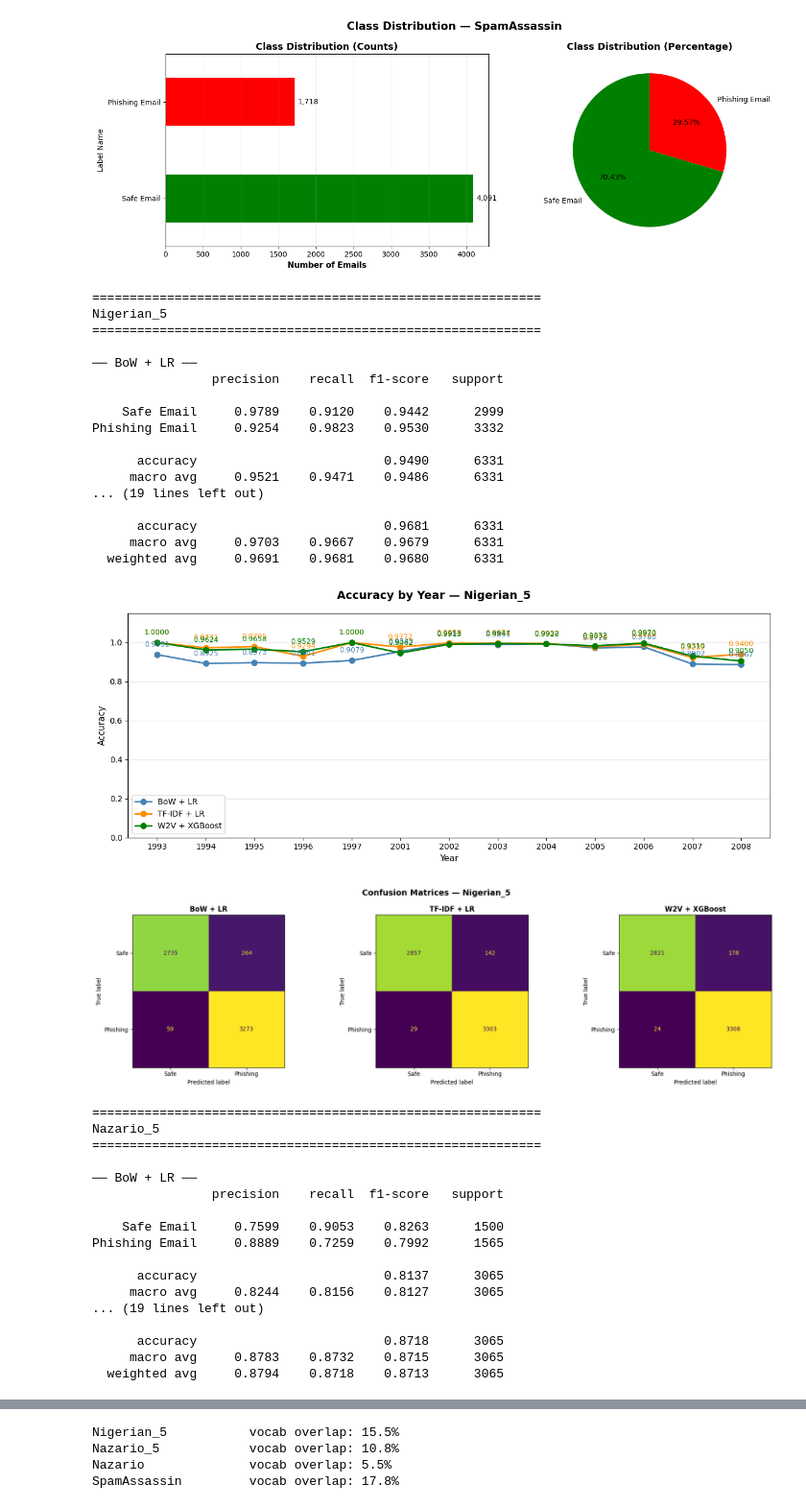
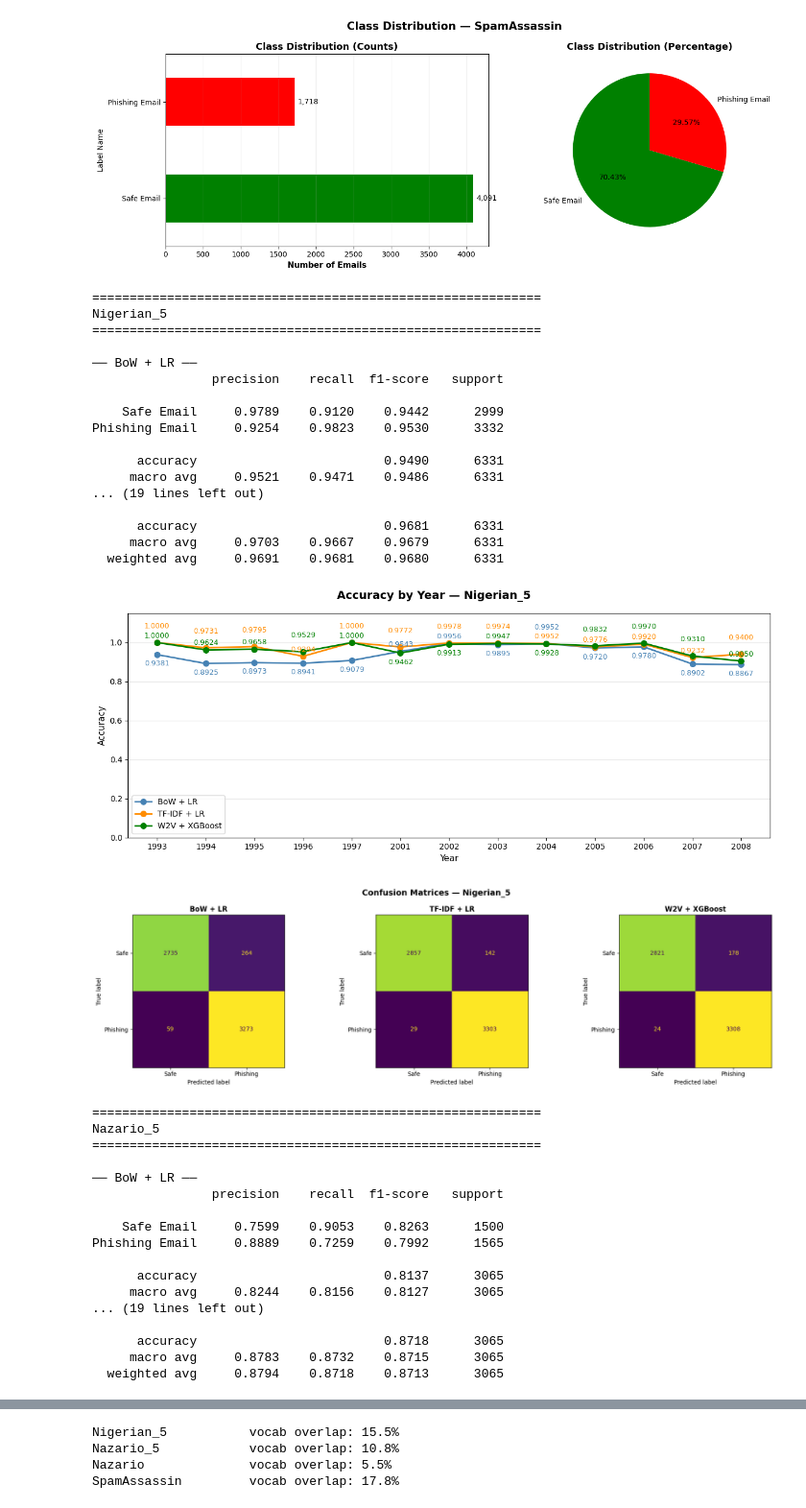
Before and after one commit to AidanHuertaUCI/E-ML-Project, a Jupyter notebook: src/E-ML.ipynb, the cells around one changed output, grey strips where cells are left out. Shown at 96% size. Drawn from its saved outputs; the diff is of its cells as text; code cells hidden in the pictures.

```diff
--- a/src/E-ML.ipynb
+++ b/src/E-ML.ipynb
@@ -704,13 +704,10 @@ def evaluate_dataset_combined(path, title, min_n=50):
     if has_date:
         df['year'] = pd.to_datetime(df['date'], errors='coerce', utc=True).dt.year.fillna(-1).astype(int)
 
-    # ── Generate predictions for all 3 models ────────────────────────────────
     text = df['body'].fillna('')
     df['label'] = df['label'].astype(int)
-
     df['tokens']     = text.apply(preprocess_email)
     df['doc_vector'] = df['tokens'].apply(lambda x: get_document_vector(x, w2v_model))
-
     df['pred_bow']   = lr_classifier.predict(vectorizer.transform(text))
     df['pred_tfidf'] = tf_idf_lr_classifier.predict(tf_idf_vectorizer.transform(text))
     df['pred_xgb']   = best_model.predict(np.vstack(df['doc_vector'].values))
@@ -721,18 +718,17 @@ def evaluate_dataset_combined(path, title, min_n=50):
         ('W2V + XGBoost', 'pred_xgb',   'green'),
     ]
 
-    # ── Print classification reports ─────────────────────────────────────────
     print(f"\n{'='*60}\n{title}\n{'='*60}")
     for name, pred_col, _ in models:
         print(f"\n── {name} ──")
         print(classification_report(df['label'], df[pred_col],
               target_names=['Safe Email', 'Phishing Email'], digits=4))
 
-    # ── Figure 1: Accuracy by year line plot ─────────────────────────────────
     fig1, ax_line = plt.subplots(figsize=(12, 5))
     fig1.suptitle(f'Accuracy by Year — {title}', fontsize=14, fontweight='bold')
 
     if has_date:
+        model_yr_dfs = {}
         for name, pred_col, color in models:
             yr_df = pd.DataFrame([
                 {'year': y,
@@ -743,13 +739,34 @@ def evaluate_dataset_combined(path, title, min_n=50):
             yr_df = yr_df[yr_df['n'] >= min_n]
             if yr_df.empty:
                 continue
+            model_yr_dfs[name] = yr_df
             ax_line.plot(yr_df['year'].astype(str), yr_df['accuracy'],
                          color=color, marker='o', linewidth=2,
                          markersize=7, label=name)
-            for x, y in zip(yr_df['year'].astype(str), yr_df['accuracy']):
-                ax_line.annotate(f'{y:.4f}', (x, y),
-                                 textcoords='offset points', xytext=(0, 10),
+
+        all_years = sorted(set(
+            str(yr)
+            for yr_df in model_yr_dfs.values()
+            for yr in yr_df['year']
+        ))
+        label_offsets = [18, 6, -14]
+
+        for yr in all_years:
+            entries = []
+            for name, pred_col, color in models:
+                if name not in model_yr_dfs:
+                    continue
+                row = model_yr_dfs[name][model_yr_dfs[name]['year'].astype(str) == yr]
+                if not row.empty:
+                    entries.append((row['accuracy'].values[0], name, color))
+
+            entries.sort(key=lambda x: x[0], reverse=True)
+            for i, (acc, name, color) in enumerate(entries):
+                offset = label_offsets[i] if i < len(label_offsets) else -14
+                ax_line.annotate(f'{acc:.4f}', (yr, acc),
+                                 textcoords='offset points', xytext=(0, offset),
                                  ha='center', fontsize=9, color=color)
+
         ax_line.set_ylim(0, 1.15)
         ax_line.set_xlabel('Year', fontsize=11)
         ax_line.set_ylabel('Accuracy', fontsize=11)
@@ -763,7 +780,6 @@ def evaluate_dataset_combined(path, title, min_n=50):
     plt.tight_layout()
     plt.show()
 
-    # ── Figure 2: Confusion matrices ─────────────────────────────────────────
     fig2, axes = plt.subplots(1, 3, figsize=(18, 5))
     fig2.suptitle(f'Confusion Matrices — {title}', fontsize=14, fontweight='bold')
 
@@ -778,36 +794,35 @@ def evaluate_dataset_combined(path, title, min_n=50):
     plt.show()
     return df
 
-# ── Run on all datasets ───────────────────────────────────────────────────────
 datasets = [
     ("Nigerian_5.csv",  "Nigerian_5"),
     ("Nazario_5.csv",   "Nazario_5"),
     ("Nazario.csv",     "Nazario"),
     ("SpamAssasin.csv", "SpamAssassin"),
 ]
 
 results = {}
 for path, title in datasets:
     results[title] = evaluate_dataset_combined(path, title)
 # %% [output]
 ============================================================
 Nigerian_5
 ============================================================
 
 ── BoW + LR ──
                 precision    recall  f1-score   support
 
     Safe Email     0.9789    0.9120    0.9442      2999
 Phishing Email     0.9254    0.9823    0.9530      3332
 
       accuracy                         0.9490      6331
      macro avg     0.9521    0.9471    0.9486      6331
 ... (19 lines left out)
 
       accuracy                         0.9681      6331
      macro avg     0.9703    0.9667    0.9679      6331
   weighted avg     0.9691    0.9681    0.9680      6331
-[figure, old version]
+[figure, new version]
 [figure]
 ============================================================
 Nazario_5
```
Also changed, not shown: parts of 1 cell of this notebook.
